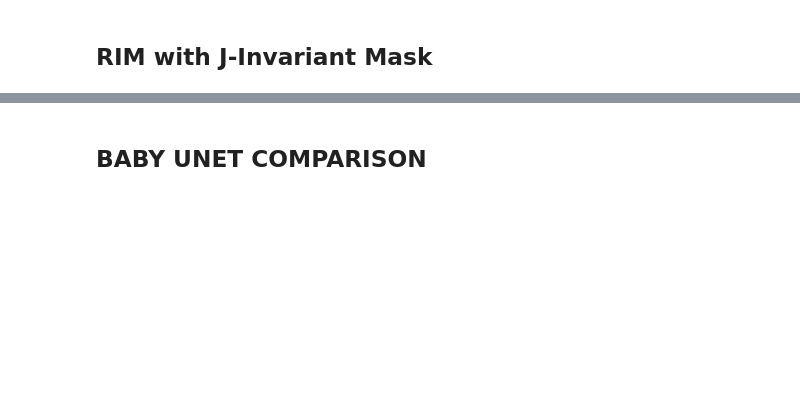
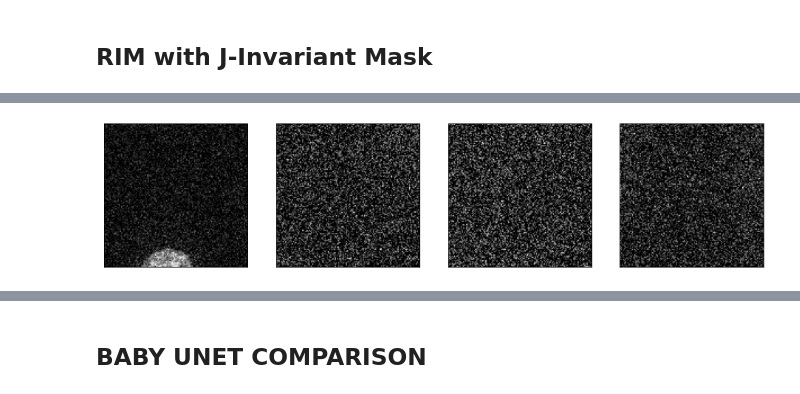
Before and after one commit to EmaadKhwaja/Deep-Learning-Denoising, a Jupyter notebook: Deep-Notebook.ipynb, the cells around one changed output, grey strips where cells are left out. Saved outputs shown, nothing was run; the diff lists cells and outputs as text; code cells hidden in the pictures; blank space fills up the shorter version.

Commit message:
Incorporated J-Invariant version of RIM model
Updated

```diff
--- a/Deep-Notebook.ipynb
+++ b/Deep-Notebook.ipynb
@@ -189,5 +172,0 @@ plot_images(np.clip(best_images[::2],0,1))
-# %%
-mult=[];
-for i in range(0,len(best_images[::2])):
-    mult.append(noisy_input[::2][i]*best_images[::2][i])
-plot_images(mult)
@@ -198,12 +172,0 @@ plot_images(noisy_input[::2])
-# %%
-cleaned=[]
-for i, batch in enumerate (validation_loader):
-    noisy, clean = test_batch
-
-    model.eval()
-
-    net_input = noisy
-
-    simple_output, st = model(net_input, st)
-
-    cleaned.append(noisy_images*simple_output)
@@ -216,0 +173,21 @@ plot_tensors([clean[idx], noisy[idx], (simple_output*noisy)[idx],(simple_output*
+# %%
+model_output=[]
+Input_PSNR=[]
+Model_PSNR=[]
+for i, batch in enumerate(validation_loader):
+
+    noisy_images, clean_images = batch
+
+    model.eval()
+
+    net_input = noisy_images
+
+    denoised = noisy_images*model(noisy_images, st)[0].detach()
+    denoised_arr = np.clip(denoised,0,1).cpu().numpy()[0, 0].astype(np.float64)
+
+    net_input_np=noisy_images.cpu().numpy()[0,0].astype(np.float64)
+    clean_comp = clean_images.detach().cpu().numpy()[
+                         0, 0].astype(np.float64)
+    Input_PSNR.append(compare_psnr(clean_comp,net_input_np))
+    Model_PSNR.append(compare_psnr(clean_comp,denoised_arr))
+    model_output.append([torch.from_numpy(net_input_np),torch.from_numpy(denoised_arr),torch.from_numpy(clean_comp)])
@@ -299,0 +281,4 @@ print("Test loss, J-invariant: ", round(loss_function(clean, invariant_output).i
+# %%
+plot_images(best_images[::2])
+# %% [output]
+[figure, added]
```
Also changed, not shown: parts of 16 cells of this notebook.
